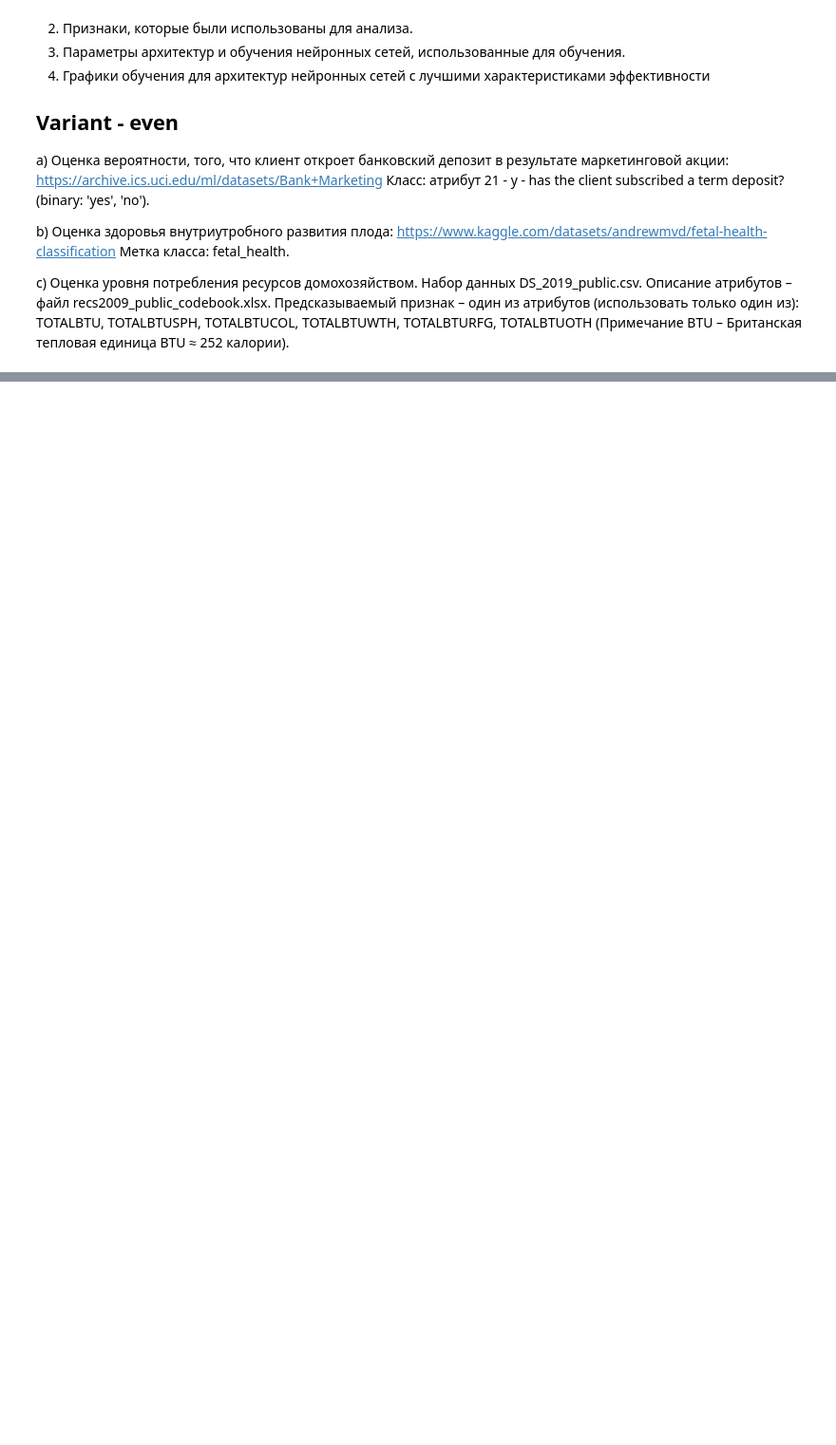
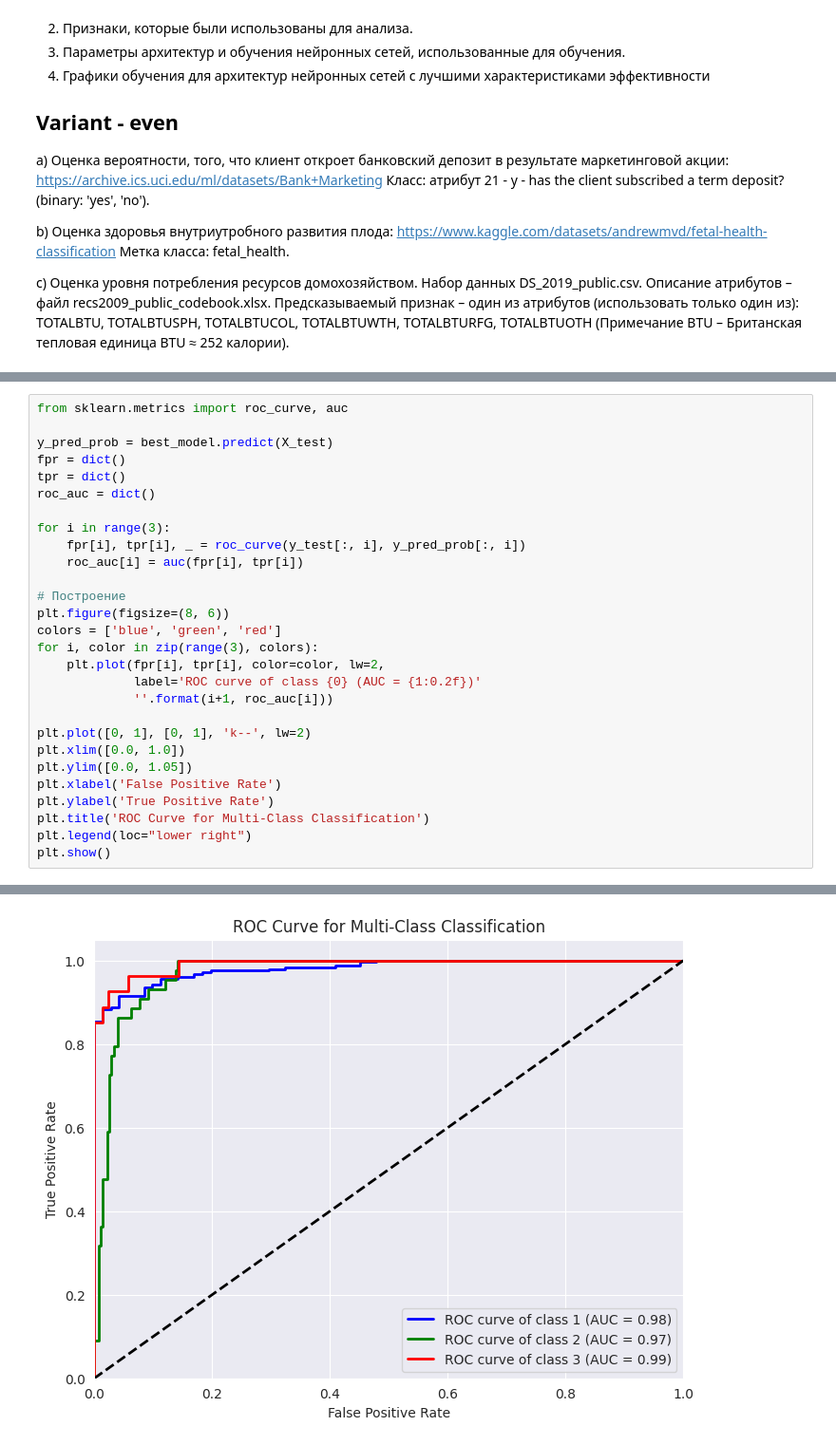
Before and after one commit to Hjklvfr/DataAnalysisMethods, a Jupyter notebook: analytics/notebooks/ml_lab4b.ipynb, the cells around one changed output, grey strips where cells are left out. Shown at 95% size. Drawn from its saved outputs; the diff is of its cells as text; blank space fills up the shorter version.

```diff
--- a/analytics/notebooks/ml_lab4b.ipynb
+++ b/analytics/notebooks/ml_lab4b.ipynb
@@ -42,0 +293,29 @@ import numpy as np
+# %%
+from sklearn.metrics import roc_curve, auc
+
+y_pred_prob = best_model.predict(X_test)
+fpr = dict()
+tpr = dict()
+roc_auc = dict()
+
+for i in range(3):
+    fpr[i], tpr[i], _ = roc_curve(y_test[:, i], y_pred_prob[:, i])
+    roc_auc[i] = auc(fpr[i], tpr[i])
+
+# Построение
+plt.figure(figsize=(8, 6))
+colors = ['blue', 'green', 'red']
+for i, color in zip(range(3), colors):
+    plt.plot(fpr[i], tpr[i], color=color, lw=2,
+             label='ROC curve of class {0} (AUC = {1:0.2f})'
+             ''.format(i+1, roc_auc[i]))
+
+plt.plot([0, 1], [0, 1], 'k--', lw=2)
+plt.xlim([0.0, 1.0])
+plt.ylim([0.0, 1.05])
+plt.xlabel('False Positive Rate')
+plt.ylabel('True Positive Rate')
+plt.title('ROC Curve for Multi-Class Classification')
+plt.legend(loc="lower right")
+plt.show()
+# %% [output]
@@ -42,0 +323 @@ import numpy as np
+[figure, added]
```
Also changed, not shown: parts of 22 cells of this notebook, 7 other files.
